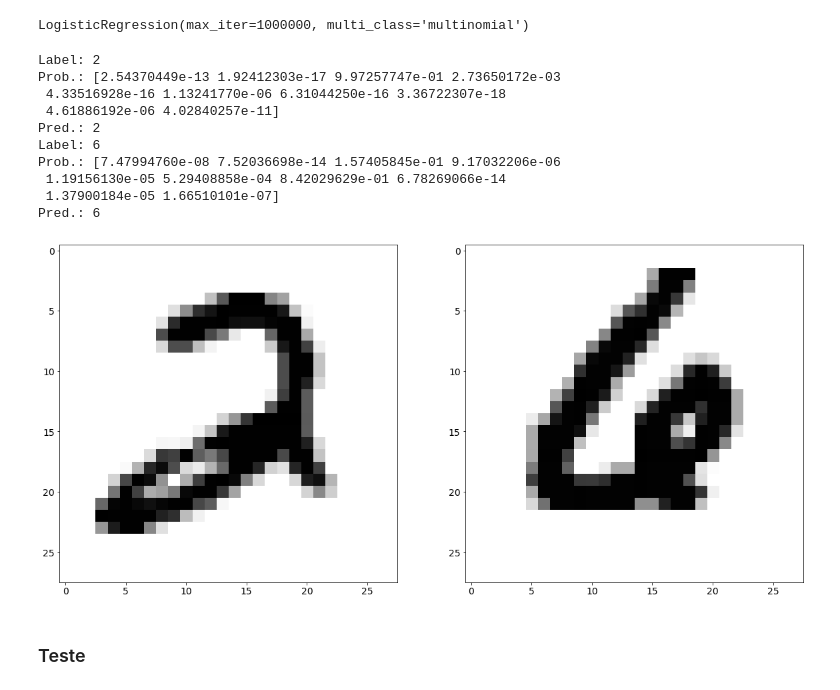
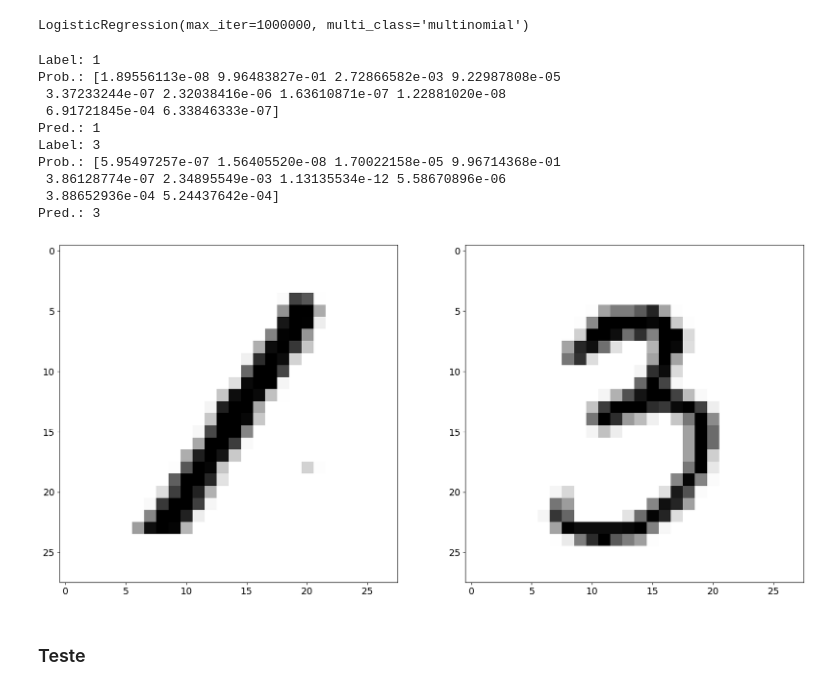
Before and after one commit to clemencia/ML4Physics, a Jupyter notebook: 04_Classificação_Dígitos.ipynb, the cells around one changed output. Drawn from its saved outputs; the diff is of its cells as text; code cells hidden in the pictures.

```diff
--- a/04_Classificação_Dígitos.ipynb
+++ b/04_Classificação_Dígitos.ipynb
@@ -256,31 +256,31 @@ softmax_reg.fit( X_train_shuffle_multi, y_train_shuffle_multi )
 # %% [output]
 LogisticRegression(max_iter=1000000, multi_class='multinomial')
 # %%
-# idx_list = [ 10000, 20000 ]
-idx_list = [ 15000, 40000 ]
+idx_list = [ 10000, 20000 ]
+# idx_list = [ 15000, 40000 ]
 
 fig, axes = plt.subplots( 1, 2, figsize=(20,10) )
 
 y_predict_proba_multi = softmax_reg.predict_proba( X_train[ idx_list ] )
 y_predict_multi = softmax_reg.predict( X_train[ idx_list ] )
 
 for idx_, idx_data_ in enumerate( idx_list ):
     print ( "Label: {}".format( y_train[ idx_data_ ] ) )
     print ( "Prob.: {}".format( y_predict_proba_multi[ idx_ ] ) )
     print ( "Pred.: {}".format( y_predict_multi[ idx_ ] ) )
     axes[ idx_ ].imshow( X_train_raw[ idx_data_ ].reshape(28,28), cmap='binary' )
 # %% [output]
-Label: 2
-Prob.: [2.54370449e-13 1.92412303e-17 9.97257747e-01 2.73650172e-03
- 4.33516928e-16 1.13241770e-06 6.31044250e-16 3.36722307e-18
- 4.61886192e-06 4.02840257e-11]
-Pred.: 2
-Label: 6
-Prob.: [7.47994760e-08 7.52036698e-14 1.57405845e-01 9.17032206e-06
- 1.19156130e-05 5.29408858e-04 8.42029629e-01 6.78269066e-14
- 1.37900184e-05 1.66510101e-07]
-Pred.: 6
+Label: 1
+Prob.: [1.89556113e-08 9.96483827e-01 2.72866582e-03 9.22987808e-05
+ 3.37233244e-07 2.32038416e-06 1.63610871e-07 1.22881020e-08
+ 6.91721845e-04 6.33846333e-07]
+Pred.: 1
+Label: 3
+Prob.: [5.95497257e-07 1.56405520e-08 1.70022158e-05 9.96714368e-01
+ 3.86128774e-07 2.34895549e-03 1.13135534e-12 5.58670896e-06
+ 3.88652936e-04 5.24437642e-04]
+Pred.: 3
-[figure, old version]
+[figure, new version]
 # %% [markdown]
 ### Teste
 # %%
```
Also changed, not shown: parts of 8 cells of this notebook.
